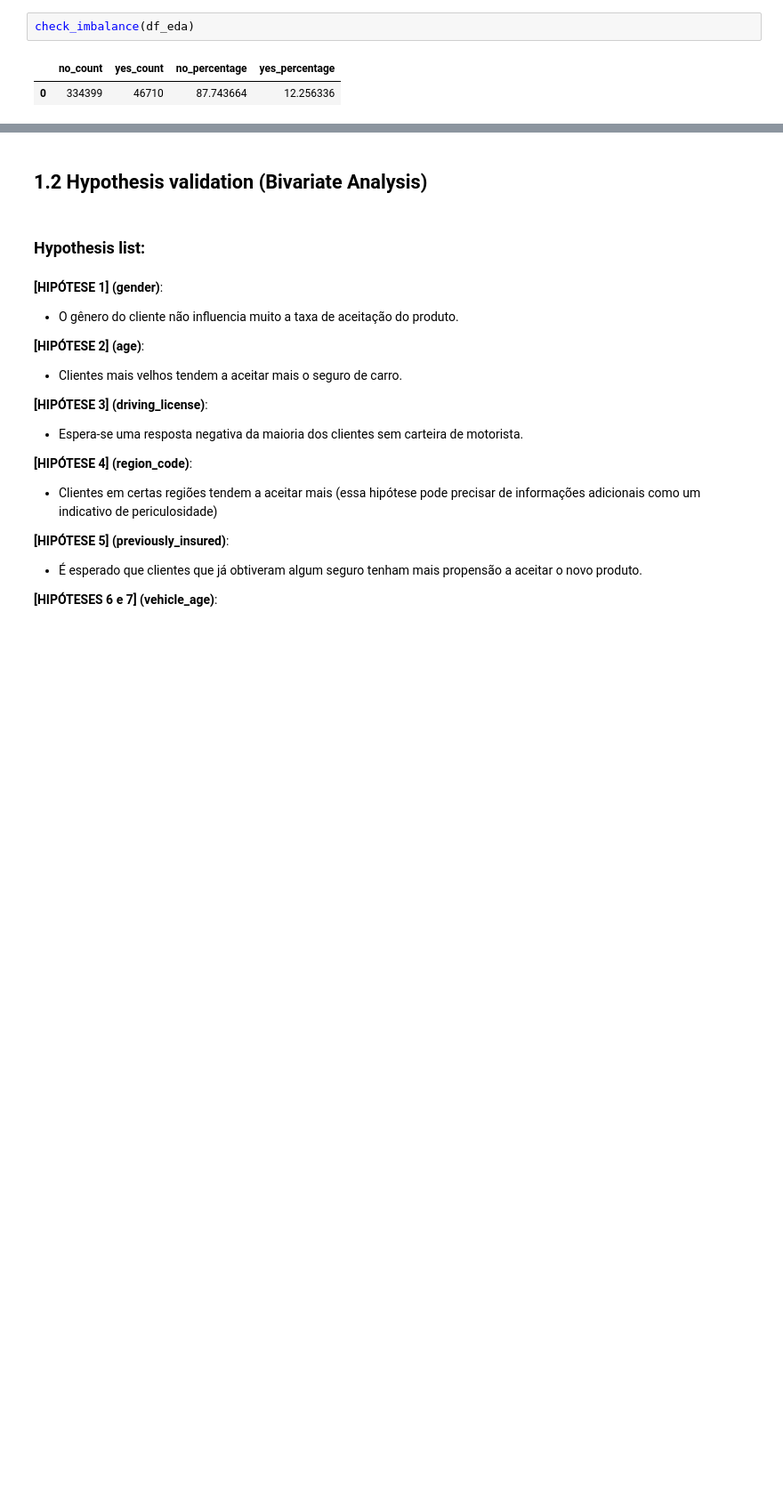
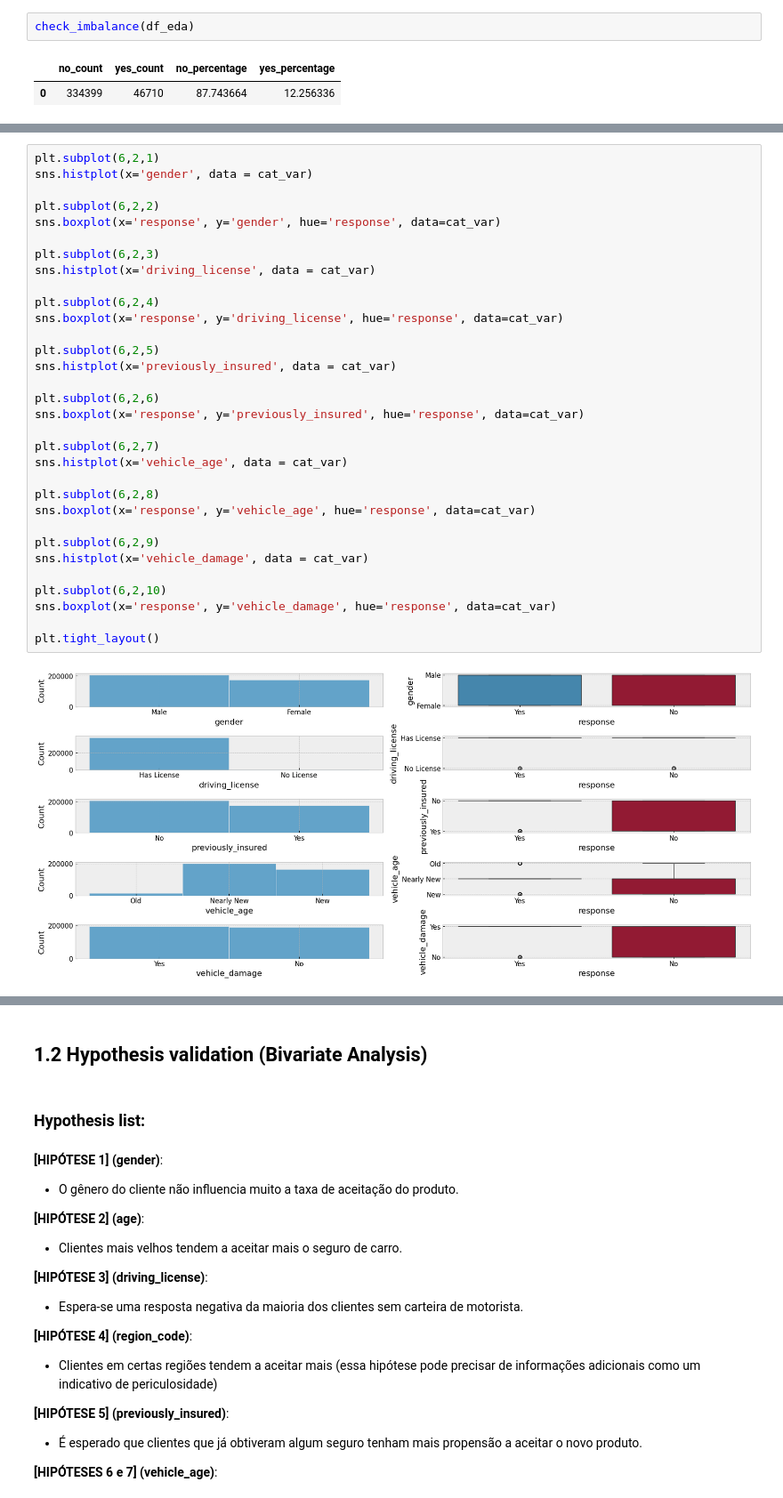
Before and after one commit to iury-repo/health_insurance_cs, a Jupyter notebook: notebooks/1-ims-data-exploration.ipynb, the cells around one changed output, grey strips where cells are left out. Shown at 89% size. Saved outputs shown, nothing was run; the diff lists cells and outputs as text; blank space fills up the shorter version.

```diff
--- a/notebooks/1-ims-data-exploration.ipynb
+++ b/notebooks/1-ims-data-exploration.ipynb
@@ -51,0 +97,34 @@ check_imbalance(df_eda)
+# %%
+plt.subplot(6,2,1)
+sns.histplot(x='gender', data = cat_var)
+
+plt.subplot(6,2,2)
+sns.boxplot(x='response', y='gender', hue='response', data=cat_var)
+
+plt.subplot(6,2,3)
+sns.histplot(x='driving_license', data = cat_var)
+
+plt.subplot(6,2,4)
+sns.boxplot(x='response', y='driving_license', hue='response', data=cat_var)
+
+plt.subplot(6,2,5)
+sns.histplot(x='previously_insured', data = cat_var)
+
+plt.subplot(6,2,6)
+sns.boxplot(x='response', y='previously_insured', hue='response', data=cat_var)
+
+plt.subplot(6,2,7)
+sns.histplot(x='vehicle_age', data = cat_var)
+
+plt.subplot(6,2,8)
+sns.boxplot(x='response', y='vehicle_age', hue='response', data=cat_var)
+
+plt.subplot(6,2,9)
+sns.histplot(x='vehicle_damage', data = cat_var)
+
+plt.subplot(6,2,10)
+sns.boxplot(x='response', y='vehicle_damage', hue='response', data=cat_var)
+
+plt.tight_layout()
+# %% [output]
+[figure, added]
```
Also changed, not shown: parts of 14 cells of this notebook.
